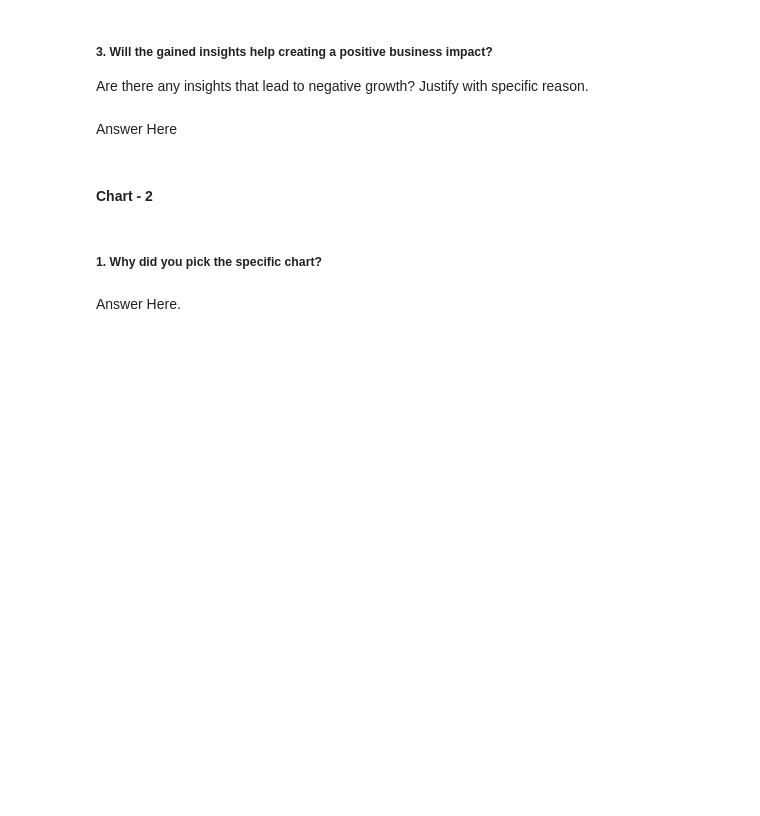
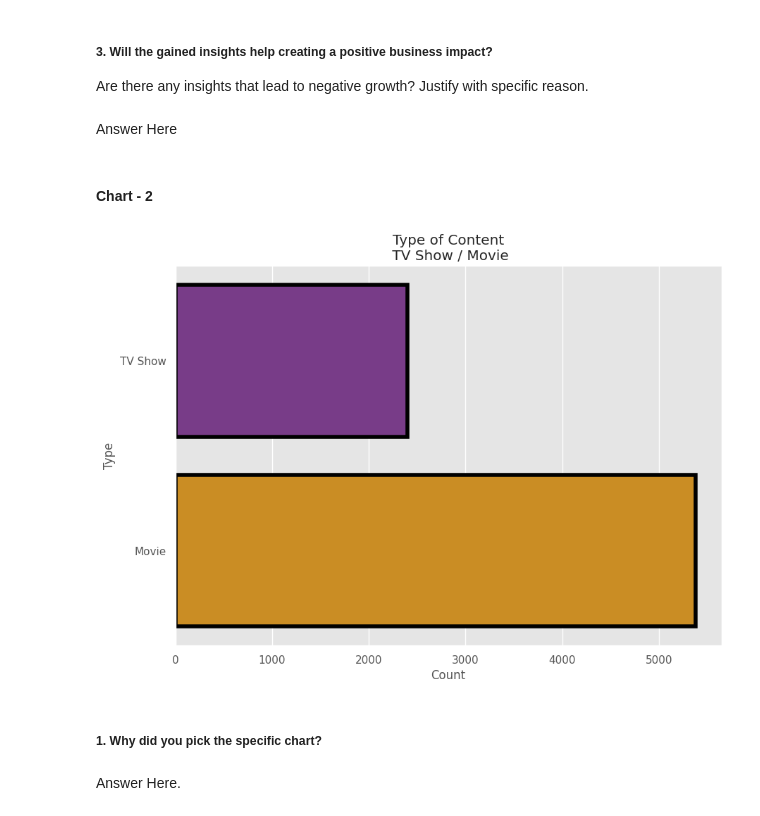
Before and after one commit to amol004/NETFLIX-MOVIES-AND-TV-SHOWS-CLUSTERING, a Jupyter notebook: NETFLIX_MOVIES_AND_TV_SHOWS_CLUSTERING.ipynb, the cells around one changed output. Cells and saved outputs as stored; diff of their text form; code cells hidden in the pictures; blank space fills up the shorter version.

```diff
--- a/NETFLIX_MOVIES_AND_TV_SHOWS_CLUSTERING.ipynb
+++ b/NETFLIX_MOVIES_AND_TV_SHOWS_CLUSTERING.ipynb
@@ -399,3 +399,15 @@ Answer Here
+# %%
+# Chart - 2 visualization code
+# Countplot to visualize the number of movies and tv_shows in type column.
+plt.figure(figsize=(10,7))
+
+#sns.countplot(df['type'], lw=4, ec='black',hatch='/')
+sns.countplot(df["type"],palette="CMRmap",ec="black",lw=4)
+plt.title('Type of Content\n TV Show / Movie')
+plt.xlabel('Count')
+plt.ylabel('Type');
+# %% [output]
+[figure, added]
 # %% [markdown]
 ##### 1. Why did you pick the specific chart?
 # %% [markdown]
```
Also changed, not shown: parts of 5 cells of this notebook.
